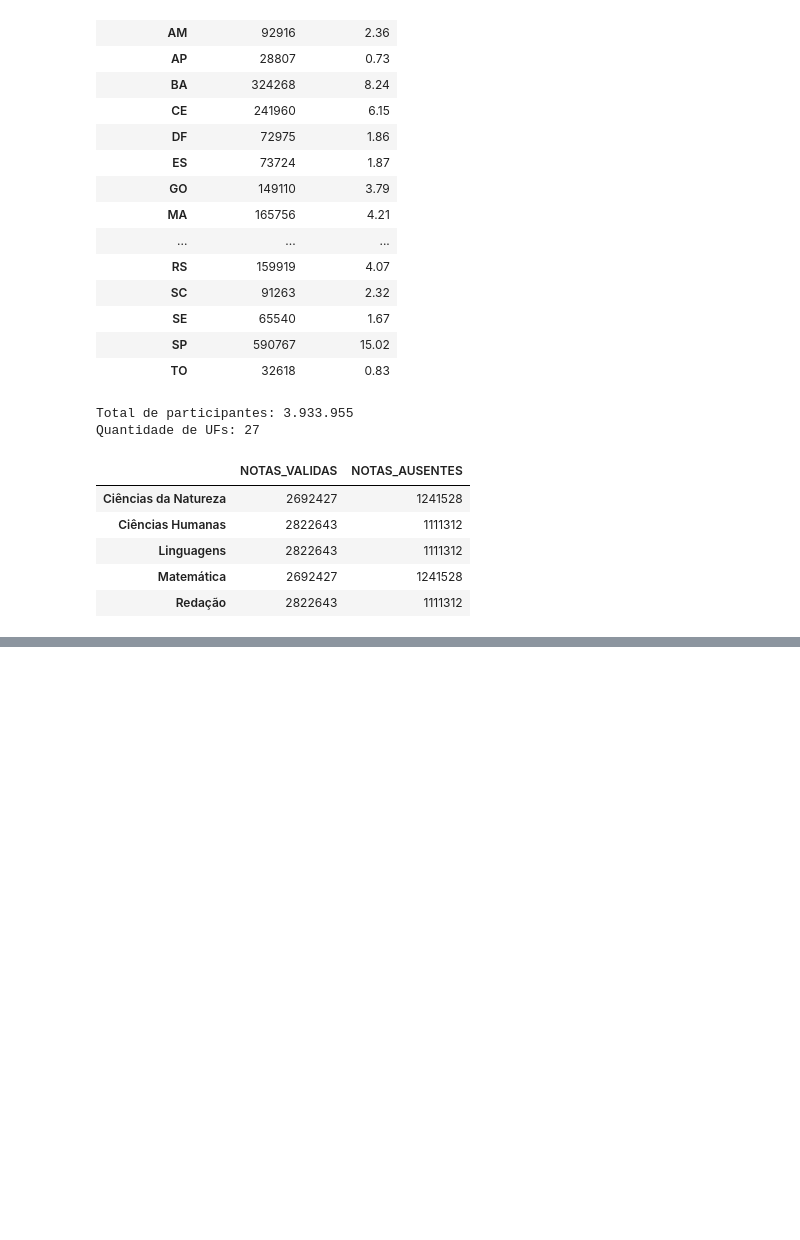
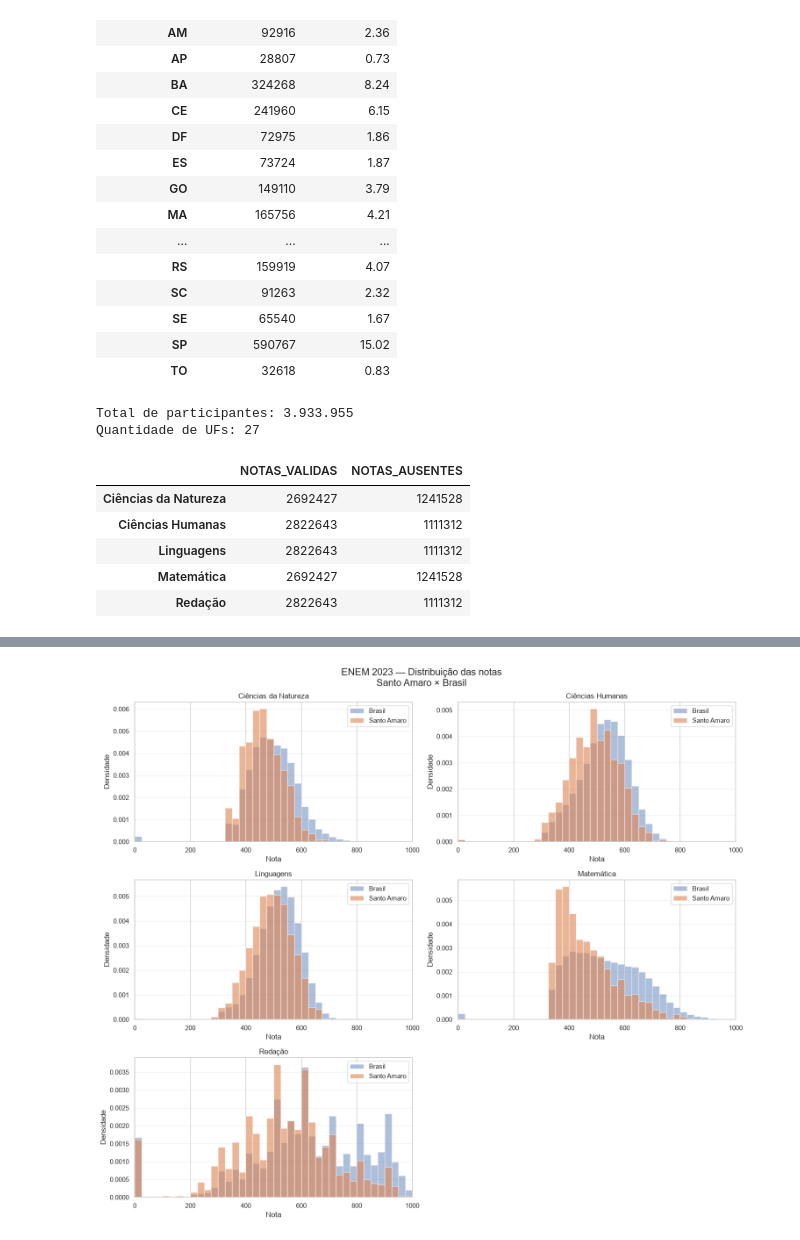
Before and after one commit to alexsilva75/analise_microdados_enem, a Jupyter notebook: analise_completa_2023.ipynb, the cells around one changed output, grey strips where cells are left out. Cells and saved outputs as stored; diff of their text form; code cells hidden in the pictures; blank space fills up the shorter version.

```diff
--- a/analise_completa_2023.ipynb
+++ b/analise_completa_2023.ipynb
@@ -729,0 +912,48 @@ display(disponibilidade_notas)
+# %%
+import matplotlib.pyplot as plt
+import numpy as np
+
+bins = np.arange(0, 1025, 25)
+
+fig, axes = plt.subplots(3, 2, figsize=(15, 13))
+axes = axes.flatten()
+
+for i, coluna in enumerate(colunas_notas):
+
+    notas_santo = df_santo_amaro[coluna].dropna()
+    notas_nacional = df_nacional[coluna].dropna()
+
+    axes[i].hist(
+        notas_nacional,
+        bins=bins,
+        density=True,
+        alpha=0.45,
+        label='Brasil'
+    )
+
+    axes[i].hist(
+        notas_santo,
+        bins=bins,
+        density=True,
+        alpha=0.60,
+        label='Santo Amaro'
+    )
+
+    axes[i].set_title(nomes_areas[coluna])
+    axes[i].set_xlabel('Nota')
+    axes[i].set_ylabel('Densidade')
+    axes[i].set_xlim(0, 1000)
+    axes[i].grid(axis='y', alpha=0.3)
+    axes[i].legend()
+
+axes[-1].axis('off')
+
+fig.suptitle(
+    'ENEM 2023 — Distribuição das notas\nSanto Amaro × Brasil',
+    fontsize=16
+)
+
+plt.tight_layout()
+plt.show()
+# %% [output]
+[figure, added]
```
Also changed, not shown: parts of 32 cells of this notebook.
